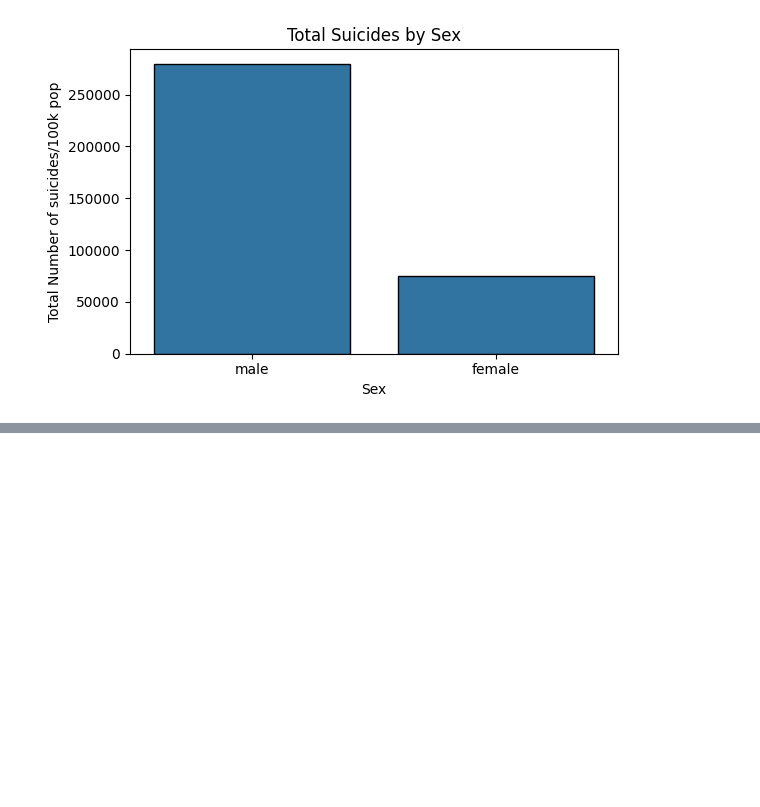
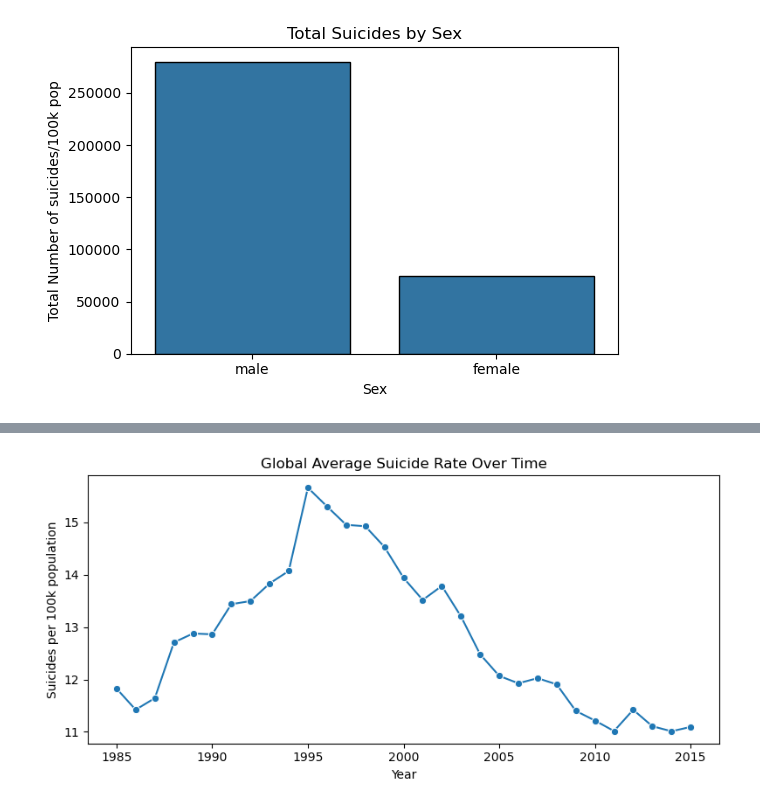
Before and after one commit to LukasRonberg/BIExam, a Jupyter notebook: suicide.ipynb, the cells around one changed output, grey strips where cells are left out. Cells and saved outputs as stored; diff of their text form; code cells hidden in the pictures; blank space fills up the shorter version.

```diff
--- a/suicide.ipynb
+++ b/suicide.ipynb
@@ -331,0 +424,12 @@ print("hej")
+# %%
+global_trend = df.groupby('year')['suicides/100k pop'].mean().reset_index()
+
+plt.figure(figsize=(8,4))
+sns.lineplot(data=global_trend, x='year', y='suicides/100k pop', marker='o')
+plt.title('Global Average Suicide Rate Over Time')
+plt.ylabel('Suicides per 100k population')
+plt.xlabel('Year')
+plt.tight_layout()
+plt.show()
+# %% [output]
+[figure, added]
```
Also changed, not shown: parts of 18 cells of this notebook, 1 other file.
